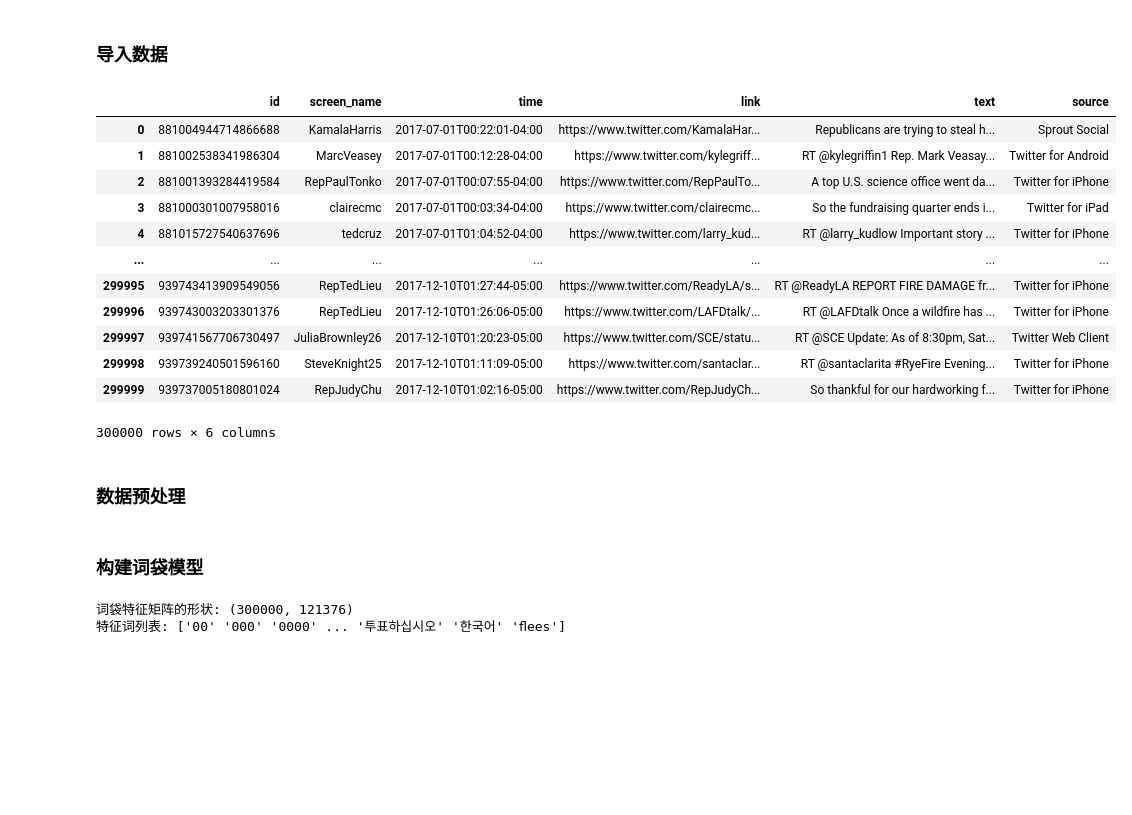
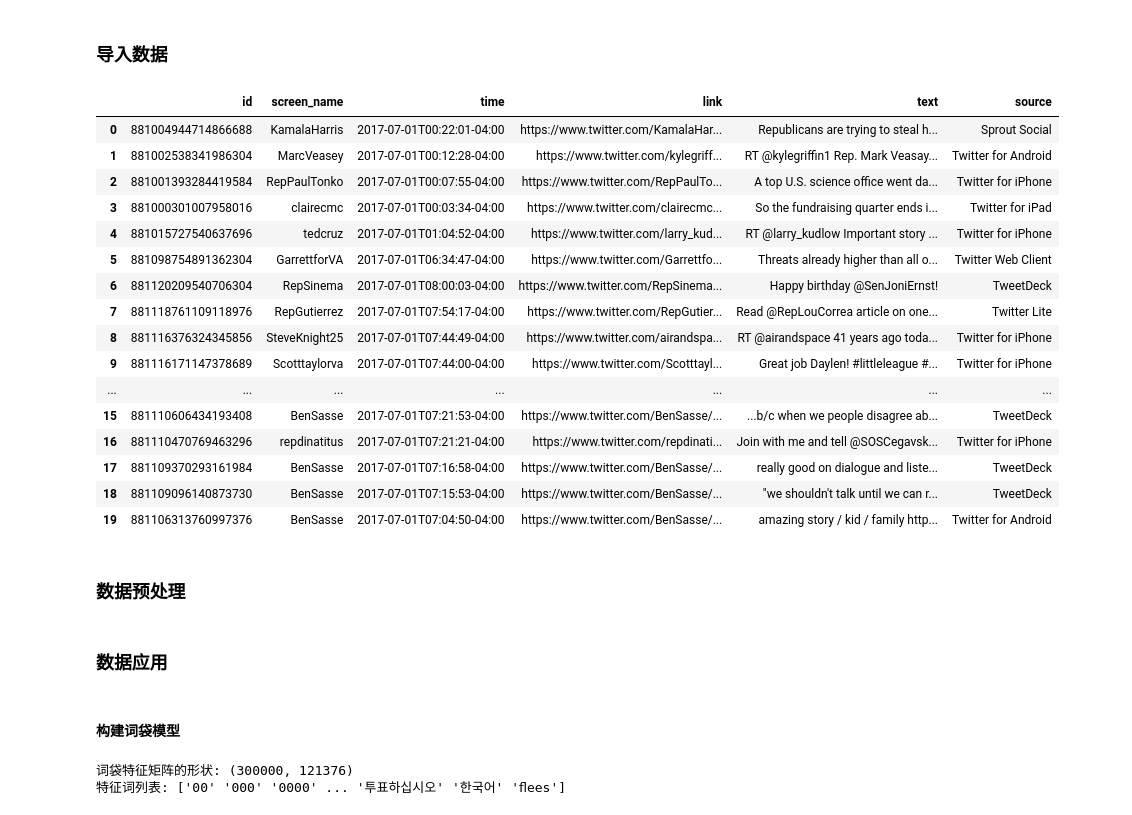
Before and after one commit to sunnin9/-, a Jupyter notebook: 522023110045_孙宁_Week6词袋模型.ipynb, the cells around one changed output. Saved outputs shown, nothing was run; the diff lists cells and outputs as text; code cells hidden in the pictures; blank space fills up the shorter version.

```diff
--- a/522023110045_孙宁_Week6词袋模型.ipynb
+++ b/522023110045_孙宁_Week6词袋模型.ipynb
@@ -13,21 +13,25 @@ import pandas as pd
 text_ana = pd.read_csv('text_analysis_twitter.csv')
 text_ana = text_ana.drop(['Unnamed: 0'], axis=1)
 # %%
-text_ana
+text_ana[:20]
 # %% [output]
 |  | id | screen_name | time | link | text | source |
 | 0 | 881004944714866688 | KamalaHarris | 2017-07-01T00:22:01-04:00 | https://www.twitter.com/KamalaHar... | Republicans are trying to steal h... | Sprout Social |
 | 1 | 881002538341986304 | MarcVeasey | 2017-07-01T00:12:28-04:00 | https://www.twitter.com/kylegriff... | RT @kylegriffin1 Rep. Mark Veasay... | Twitter for Android |
 | 2 | 881001393284419584 | RepPaulTonko | 2017-07-01T00:07:55-04:00 | https://www.twitter.com/RepPaulTo... | A top U.S. science office went da... | Twitter for iPhone |
 | 3 | 881000301007958016 | clairecmc | 2017-07-01T00:03:34-04:00 | https://www.twitter.com/clairecmc... | So the fundraising quarter ends i... | Twitter for iPad |
 | 4 | 881015727540637696 | tedcruz | 2017-07-01T01:04:52-04:00 | https://www.twitter.com/larry_kud... | RT @larry_kudlow Important story ... | Twitter for iPhone |
+| 5 | 881098754891362304 | GarrettforVA | 2017-07-01T06:34:47-04:00 | https://www.twitter.com/Garrettfo... | Threats already higher than all o... | Twitter Web Client |
+| 6 | 881120209540706304 | RepSinema | 2017-07-01T08:00:03-04:00 | https://www.twitter.com/RepSinema... | Happy birthday @SenJoniErnst! | TweetDeck |
+| 7 | 881118761109118976 | RepGutierrez | 2017-07-01T07:54:17-04:00 | https://www.twitter.com/RepGutier... | Read @RepLouCorrea article on one... | Twitter Lite |
+| 8 | 881116376324345856 | SteveKnight25 | 2017-07-01T07:44:49-04:00 | https://www.twitter.com/airandspa... | RT @airandspace 41 years ago toda... | Twitter for iPhone |
+| 9 | 881116171147378689 | Scotttaylorva | 2017-07-01T07:44:00-04:00 | https://www.twitter.com/Scotttayl... | Great job Daylen! #littleleague #... | Twitter for iPhone |
 | ... | ... | ... | ... | ... | ... | ... |
-| 299995 | 939743413909549056 | RepTedLieu | 2017-12-10T01:27:44-05:00 | https://www.twitter.com/ReadyLA/s... | RT @ReadyLA REPORT FIRE DAMAGE fr... | Twitter for iPhone |
-| 299996 | 939743003203301376 | RepTedLieu | 2017-12-10T01:26:06-05:00 | https://www.twitter.com/LAFDtalk/... | RT @LAFDtalk Once a wildfire has ... | Twitter for iPhone |
-| 299997 | 939741567706730497 | JuliaBrownley26 | 2017-12-10T01:20:23-05:00 | https://www.twitter.com/SCE/statu... | RT @SCE Update: As of 8:30pm, Sat... | Twitter Web Client |
-| 299998 | 939739240501596160 | SteveKnight25 | 2017-12-10T01:11:09-05:00 | https://www.twitter.com/santaclar... | RT @santaclarita #RyeFire Evening... | Twitter for iPhone |
-| 299999 | 939737005180801024 | RepJudyChu | 2017-12-10T01:02:16-05:00 | https://www.twitter.com/RepJudyCh... | So thankful for our hardworking f... | Twitter for iPhone |
+| 15 | 881110606434193408 | BenSasse | 2017-07-01T07:21:53-04:00 | https://www.twitter.com/BenSasse/... | ...b/c when we people disagree ab... | TweetDeck |
+| 16 | 881110470769463296 | repdinatitus | 2017-07-01T07:21:21-04:00 | https://www.twitter.com/repdinati... | Join with me and tell @SOSCegavsk... | Twitter for iPhone |
+| 17 | 881109370293161984 | BenSasse | 2017-07-01T07:16:58-04:00 | https://www.twitter.com/BenSasse/... | really good on dialogue and liste... | TweetDeck |
+| 18 | 881109096140873730 | BenSasse | 2017-07-01T07:15:53-04:00 | https://www.twitter.com/BenSasse/... | "we shouldn't talk until we can r... | TweetDeck |
+| 19 | 881106313760997376 | BenSasse | 2017-07-01T07:04:50-04:00 | https://www.twitter.com/BenSasse/... | amazing story / kid / family http... | Twitter for Android |
-300000 rows × 6 columns
 # %% [markdown]
 ### 数据预处理
 # %%
@@ -39,8 +43,10 @@ def preprocess_text(text):
     # 移除URL
     text = re.sub(r'http\S+', '', text)
     return text
+# %% [markdown]
+### 数据应用
 # %% [markdown]
-### 构建词袋模型
+#### 构建词袋模型
 # %%
 from sklearn.feature_extraction.text import CountVectorizer
 # %%
```
Also changed, not shown: parts of 47 cells of this notebook, 1 other file.
